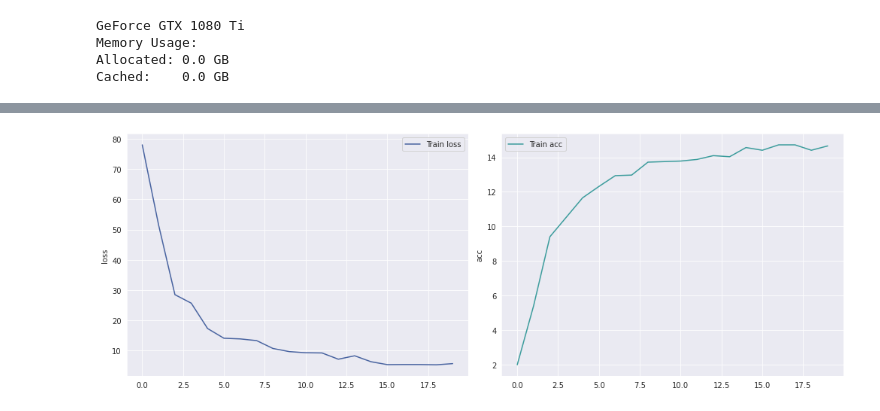
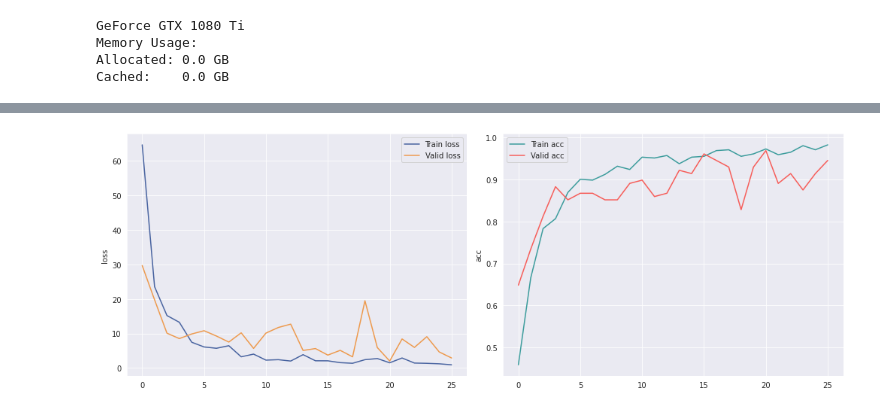
Before and after one commit to doggydoggy0101/pytorch, a Jupyter notebook: quantum_neural_network.ipynb, the cells around one changed output, grey strips where cells are left out. Cells and saved outputs as stored; diff of their text form; code cells hidden in the pictures.

```diff
--- a/quantum_neural_network.ipynb
+++ b/quantum_neural_network.ipynb
@@ -97,8 +107,7 @@ class HybridFunction(Function):
         ctx.quantum_circuit = quantum_circuit
 
         expectation_z = []
-        for input in inputs:
-            expectation_z.append(ctx.quantum_circuit.run(input.tolist()))
+        for input in inputs: expectation_z.append(ctx.quantum_circuit.run(input.tolist()))
         result = torch.tensor(expectation_z).to(device)
 
         ctx.save_for_backward(inputs, result)
@@ -116,7 +125,7 @@ class HybridFunction(Function):
             expectation_right = ctx.quantum_circuit.run(shift_right[i])
             expectation_left  = ctx.quantum_circuit.run(shift_left[i])
 
-            gradient = torch.tensor([expectation_right]).cuda() - torch.tensor([expectation_left]).to(device)
+            gradient = torch.tensor([expectation_right]).to(device) - torch.tensor([expectation_left]).to(device)
             gradients.append(gradient)
 
         # gradients = np.array([gradients]).T
@@ -167,7 +183,7 @@ class QNN(nn.Module):
 # %%
 model = QNN().to(device)
-optimizer = optim.Adam(model.parameters(), lr=0.001)
 cost_func = torch.nn.CrossEntropyLoss()
+optimizer = optim.Adam(model.parameters(), lr=LEARN_RATE)
 print(model)
 # %% [output]
 QNN(
@@ -180,30 +205 @@ QNN(
 )
-# %%
-NUM_EPOCHS = 20
-loss_list, acc_list = [], []
-
-def calculate_acc(output,acc):
-    predict = output.argmax(dim=1, keepdim=True)
-    acc += predict.eq(target.view_as(predict)).sum().item()
-    return acc
-
-model.train()
-for epoch in range(NUM_EPOCHS):
-    acc,total_loss = 0,[]
-    for data, target in tqdm(train_loader, desc="Epoch[{:2d}/{}]".format(epoch+1,NUM_EPOCHS)):
-
-        data = data.to(device)
-        target = target.to(device)
-
-        output = model(data).to(device)
-        acc = calculate_acc(output,acc)
-        loss = cost_func(output, target)
-
-        optimizer.zero_grad()
-        loss.backward()
-        optimizer.step()
-
-        total_loss.append(loss.item())
-    loss_list.append(sum(total_loss)/len(total_loss))
-    acc_list.append(acc/32)
-    print('train_acc: {:5.2f} | train_loss: {:.4f}'.format(acc/len(train_loader)*100/8,loss_list[-1]))
@@ -224,16 +283,17 @@ train_acc: 76.95 | train_loss: 14.0701
 # %%
 sns.set_style("darkgrid")
 fig, ax = plt.subplots(1, 2, figsize=(14,5))
-
-ax[0].plot(loss_list, label="Train loss", color="#4863A0")
+ax[0].plot(LOSS, label="Train loss", color="#4863A0")
+ax[0].plot(VAL_LOSS, label="Valid loss", color="#EE9A4D")
 ax[0].set_ylabel('loss')
 ax[0].legend(loc="upper right")
 
-ax[1].plot(acc_list, label="Train acc", color="#3B9C9C")
+ax[1].plot(ACC, label="Train acc", color="#3B9C9C")
+ax[1].plot(VAL_ACC, label="Valid acc", color="#F75D59")
 ax[1].set_ylabel('acc')
 ax[1].legend(loc="upper left")
 
 plt.tight_layout()
 plt.show()
 # %% [output]
-[figure, old version]
+[figure, new version]
```
Also changed, not shown: parts of 13 cells of this notebook, 1 other file.
